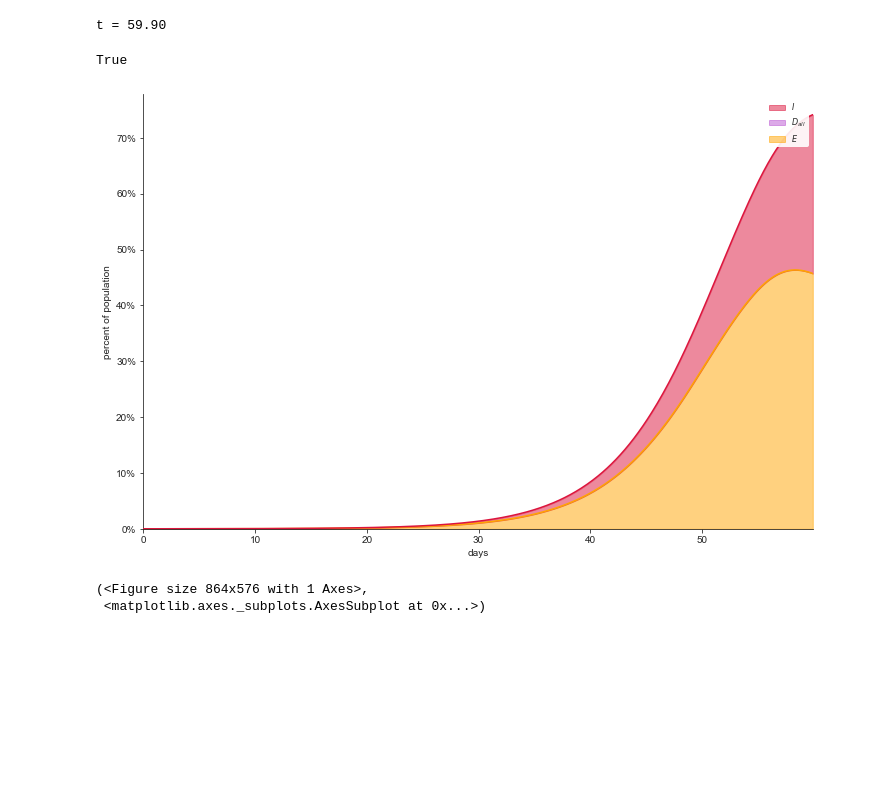
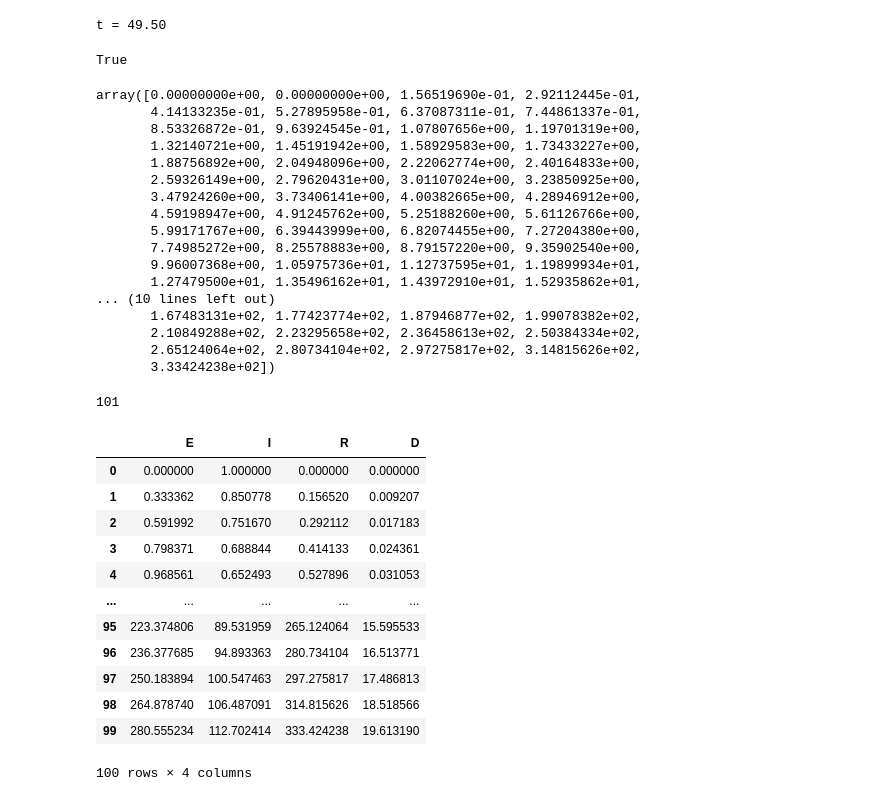
Before and after one commit to coldwhitewinters/ecovid, a Jupyter notebook: notebooks/Untitled.ipynb, the cells around one changed output. Saved outputs shown, nothing was run; the diff lists cells and outputs as text; code cells hidden in the pictures; blank space fills up the shorter version.

```diff
--- a/notebooks/Untitled.ipynb
+++ b/notebooks/Untitled.ipynb
@@ -13,11 +114,47 @@ model = SEIRSModel(initN = 44e6, beta=0.88, sigma=0.075, gamma=0.024, mu_I=0.04,
 # %%
-model.run(T=60)
+model.run(T=50, dt=0.5)
 # %% [output]
-t = 59.90
+t = 49.50
 True
 # %%
-model.figure_infections()
+model.numR
 # %% [output]
-[figure, removed]
-(<Figure size 864x576 with 1 Axes>,
- <matplotlib.axes._subplots.AxesSubplot at 0x...>)
+array([0.00000000e+00, 0.00000000e+00, 1.56519690e-01, 2.92112445e-01,
+       4.14133235e-01, 5.27895958e-01, 6.37087311e-01, 7.44861337e-01,
+       8.53326872e-01, 9.63924545e-01, 1.07807656e+00, 1.19701319e+00,
+       1.32140721e+00, 1.45191942e+00, 1.58929583e+00, 1.73433227e+00,
+       1.88756892e+00, 2.04948096e+00, 2.22062774e+00, 2.40164833e+00,
+       2.59326149e+00, 2.79620431e+00, 3.01107024e+00, 3.23850925e+00,
+       3.47924260e+00, 3.73406141e+00, 4.00382665e+00, 4.28946912e+00,
+       4.59198947e+00, 4.91245762e+00, 5.25188260e+00, 5.61126766e+00,
+       5.99171767e+00, 6.39443999e+00, 6.82074455e+00, 7.27204380e+00,
+       7.74985272e+00, 8.25578883e+00, 8.79157220e+00, 9.35902540e+00,
+       9.96007368e+00, 1.05975736e+01, 1.12737595e+01, 1.19899934e+01,
+       1.27479500e+01, 1.35496162e+01, 1.43972910e+01, 1.52935862e+01,
+... (10 lines left out)
+       1.67483131e+02, 1.77423774e+02, 1.87946877e+02, 1.99078382e+02,
+       2.10849288e+02, 2.23295658e+02, 2.36458613e+02, 2.50384334e+02,
+       2.65124064e+02, 2.80734104e+02, 2.97275817e+02, 3.14815626e+02,
+       3.33424238e+02])
+# %%
+len(model.tseries)
+# %% [output]
+101
+# %%
+result = pd.DataFrame(data={"E":model.numE, "I":model.numI, "R":model.numR, "D":model.numF})
+# %%
+result[1:].reset_index(drop=True)
+# %% [output]
+|  | E | I | R | D |
+| 0 | 0.000000 | 1.000000 | 0.000000 | 0.000000 |
+| 1 | 0.333362 | 0.850778 | 0.156520 | 0.009207 |
+| 2 | 0.591992 | 0.751670 | 0.292112 | 0.017183 |
+| 3 | 0.798371 | 0.688844 | 0.414133 | 0.024361 |
+| 4 | 0.968561 | 0.652493 | 0.527896 | 0.031053 |
+| ... | ... | ... | ... | ... |
+| 95 | 223.374806 | 89.531959 | 265.124064 | 15.595533 |
+| 96 | 236.377685 | 94.893363 | 280.734104 | 16.513771 |
+| 97 | 250.183894 | 100.547463 | 297.275817 | 17.486813 |
+| 98 | 264.878740 | 106.487091 | 314.815626 | 18.518566 |
+| 99 | 280.555234 | 112.702414 | 333.424238 | 19.613190 |
+100 rows × 4 columns
```
Also changed, not shown: parts of 19 cells of this notebook, 52 other files.
